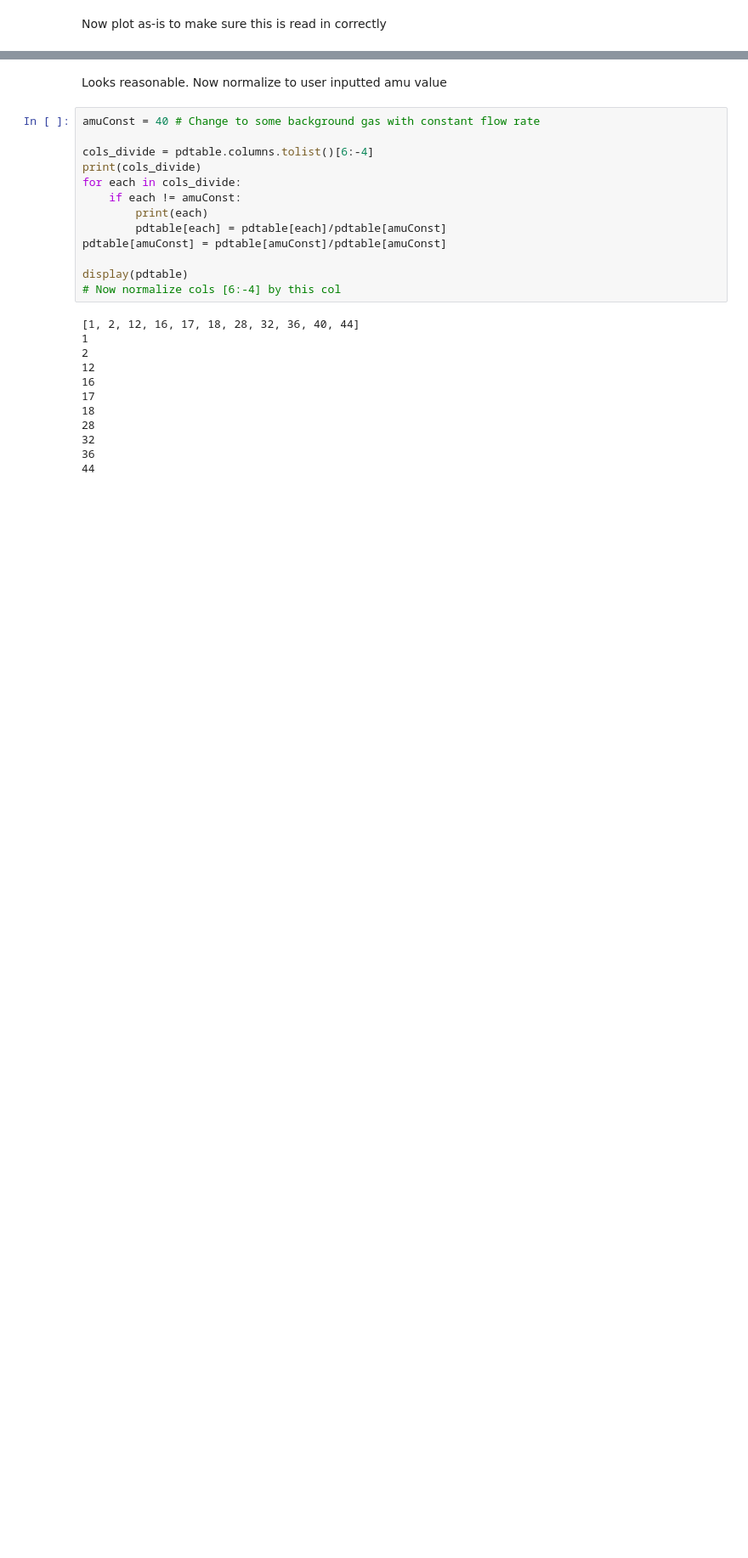
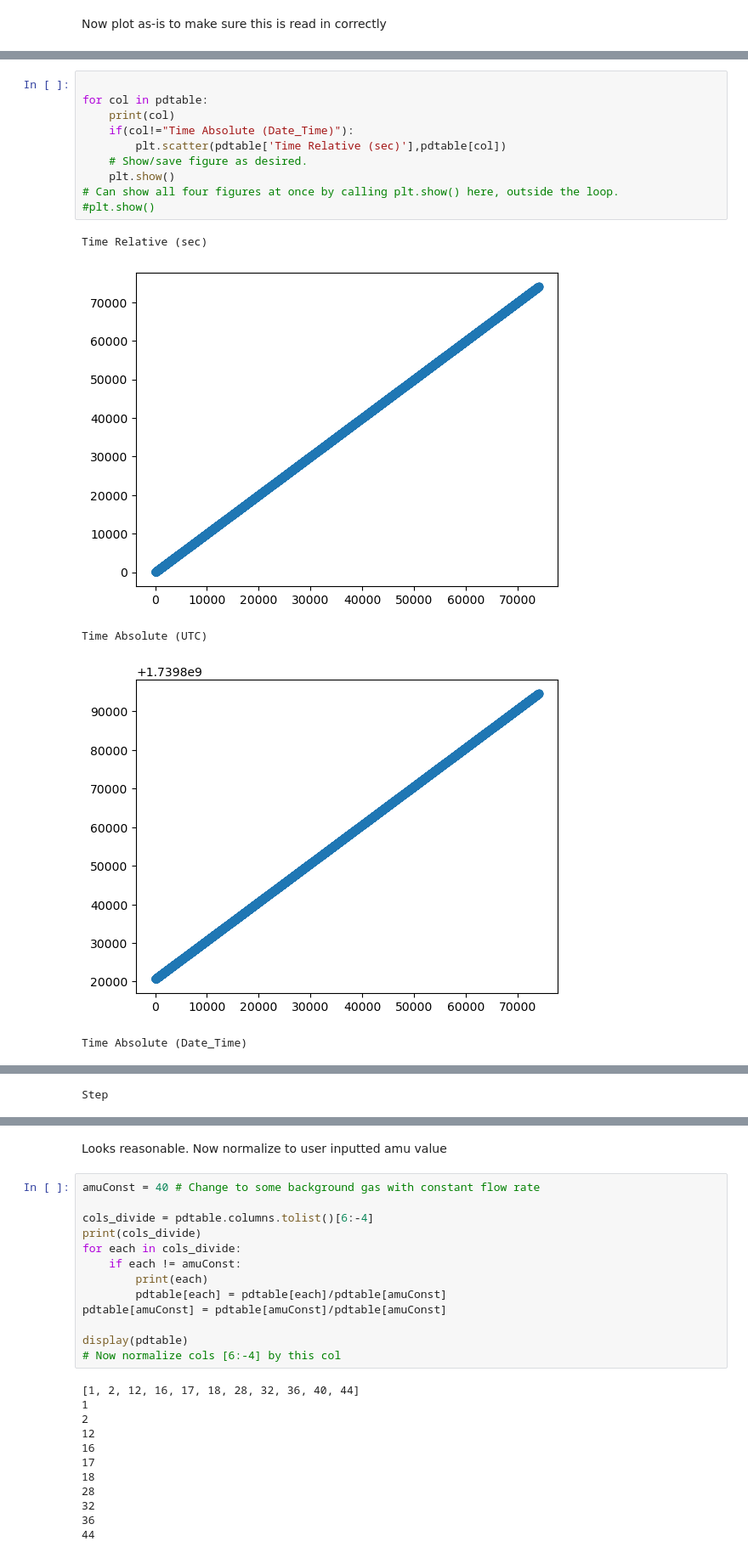
Before and after one commit to hailegroup/GSD-320-MS, a Jupyter notebook: MS-GSD-320-data-norm-python.ipynb, the cells around one changed output, grey strips where cells are left out. Shown: that part at 85% size. Cells and saved outputs as stored; diff of their text form; blank space fills up the shorter version.

```diff
--- a/MS-GSD-320-data-norm-python.ipynb
+++ b/MS-GSD-320-data-norm-python.ipynb
@@ -129,0 +130,16 @@ plt.show()
+# %%
+
+for col in pdtable:
+    print(col)
+    if(col!="Time Absolute (Date_Time)"):
+        plt.scatter(pdtable['Time Relative (sec)'],pdtable[col])
+    # Show/save figure as desired.
+    plt.show()
+# Can show all four figures at once by calling plt.show() here, outside the loop.
+#plt.show()
+# %% [output]
+Time Relative (sec)
+[figure, added]
+Time Absolute (UTC)
+[figure, added]
+Time Absolute (Date_Time)
@@ -129,0 +147 @@ plt.show()
+Step
```
Also changed, not shown: parts of 7 cells of this notebook.
